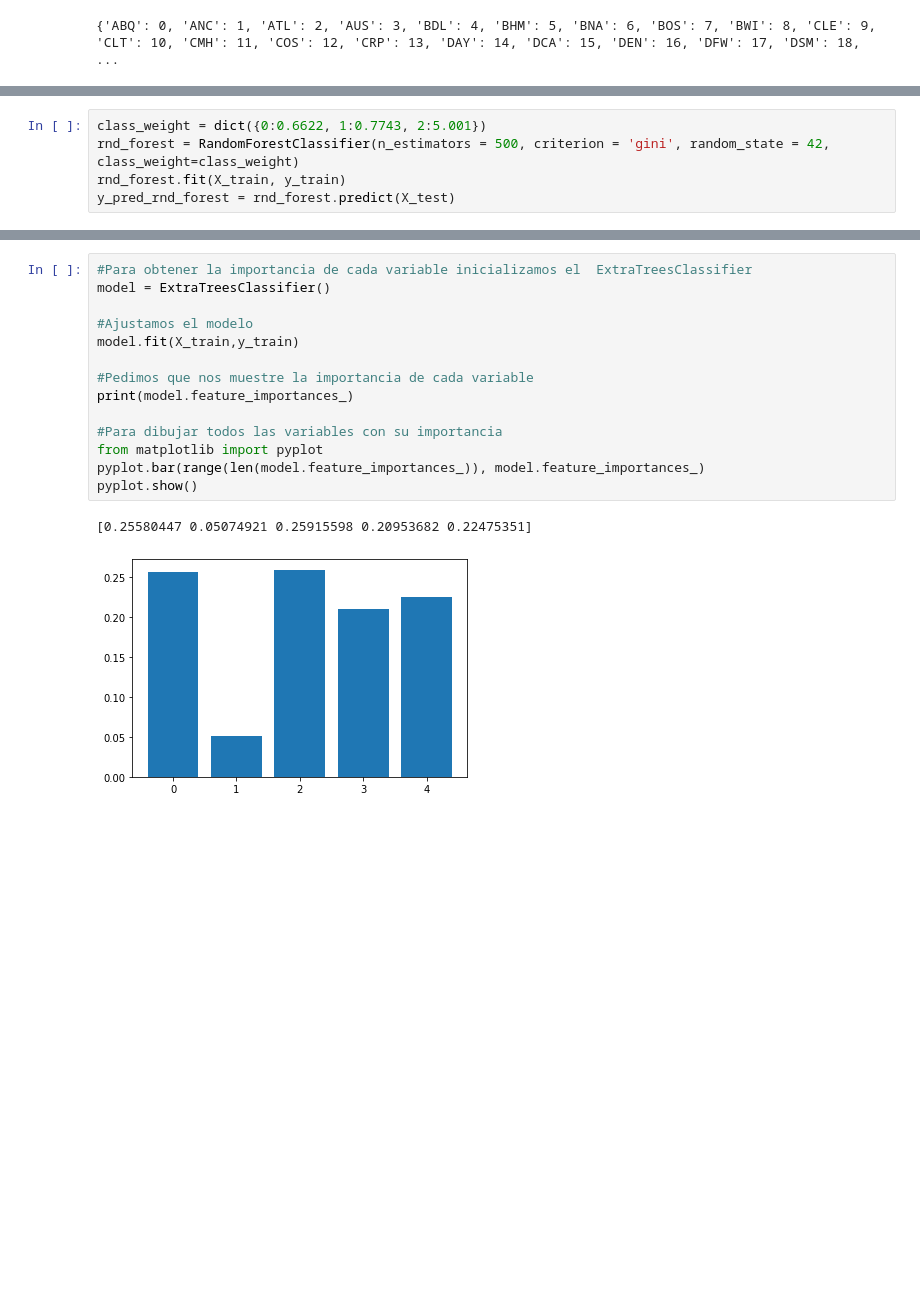
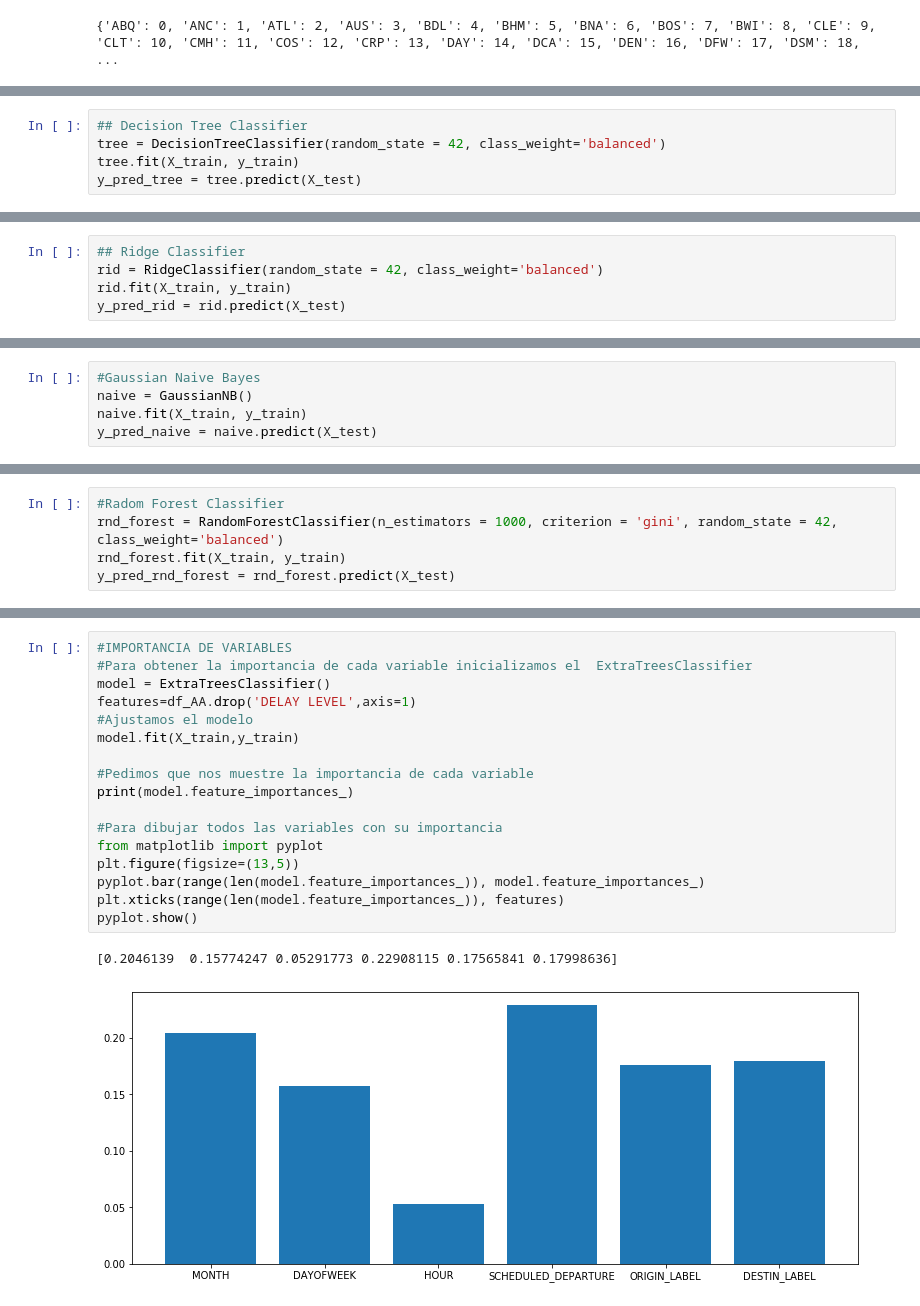
Before and after one commit to alejandrosoriavelasco/TFE, a Jupyter notebook: proyecto.ipynb, the cells around one changed output, grey strips where cells are left out. Cells and saved outputs as stored; diff of their text form; blank space fills up the shorter version.

```diff
--- a/proyecto.ipynb
+++ b/proyecto.ipynb
@@ -344,0 +474,5 @@ X_test = scaler.transform(X_test)
+# %%
+## Decision Tree Classifier
+tree = DecisionTreeClassifier(random_state = 42, class_weight='balanced')
+tree.fit(X_train, y_train)
+y_pred_tree = tree.predict(X_test)
@@ -344,0 +515,5 @@ X_test = scaler.transform(X_test)
+# %%
+## Ridge Classifier
+rid = RidgeClassifier(random_state = 42, class_weight='balanced')
+rid.fit(X_train, y_train)
+y_pred_rid = rid.predict(X_test)
@@ -344,0 +556,5 @@ X_test = scaler.transform(X_test)
+# %%
+#Gaussian Naive Bayes
+naive = GaussianNB()
+naive.fit(X_train, y_train)
+y_pred_naive = naive.predict(X_test)
@@ -345,6 +597,6 @@ X_test = scaler.transform(X_test)
 # %%
-class_weight = dict({0:0.6622, 1:0.7743, 2:5.001})
-rnd_forest = RandomForestClassifier(n_estimators = 500, criterion = 'gini', random_state = 42, class_weight=class_weight)
+#Radom Forest Classifier
+rnd_forest = RandomForestClassifier(n_estimators = 1000, criterion = 'gini', random_state = 42, class_weight='balanced')
 rnd_forest.fit(X_train, y_train)
 y_pred_rnd_forest = rnd_forest.predict(X_test)
 # %%
@@ -385,17 +653,20 @@ weighted avg       0.47      0.49      0.48     13979
 # %%
+#IMPORTANCIA DE VARIABLES
 #Para obtener la importancia de cada variable inicializamos el  ExtraTreesClassifier
 model = ExtraTreesClassifier()
-
+features=df_AA.drop('DELAY LEVEL',axis=1)
 #Ajustamos el modelo
 model.fit(X_train,y_train)
 
 #Pedimos que nos muestre la importancia de cada variable
 print(model.feature_importances_)
 
 #Para dibujar todos las variables con su importancia
 from matplotlib import pyplot
+plt.figure(figsize=(13,5))
 pyplot.bar(range(len(model.feature_importances_)), model.feature_importances_)
+plt.xticks(range(len(model.feature_importances_)), features)
 pyplot.show()
 # %% [output]
-[0.25580447 0.05074921 0.25915598 0.20953682 0.22475351]
+[0.2046139  0.15774247 0.05291773 0.22908115 0.17565841 0.17998636]
-[figure, old version]
+[figure, new version]
```
Also changed, not shown: parts of 58 cells of this notebook.
